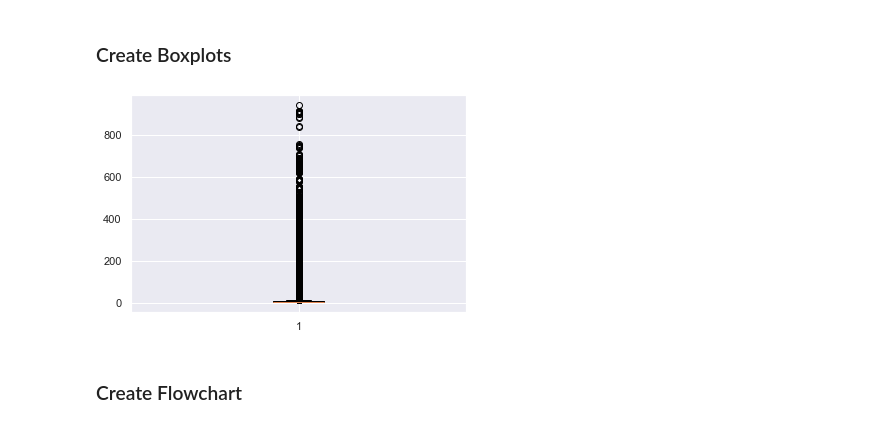
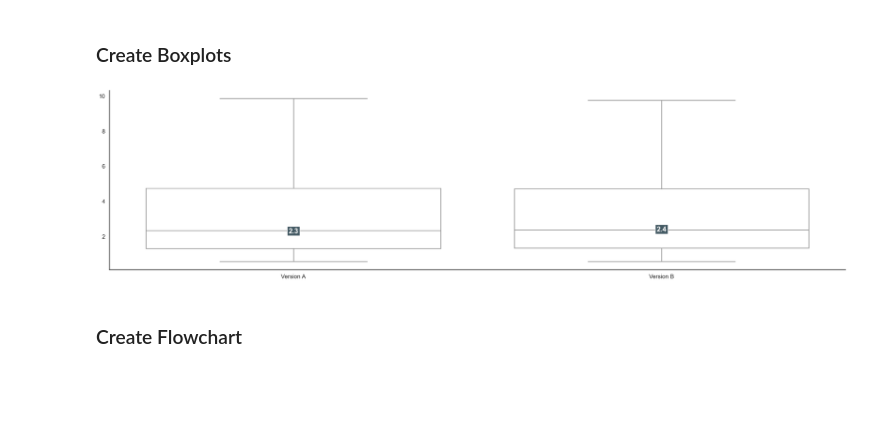
Before and after one commit to FelixMedicusf/DuetBenchmarking, a Jupyter notebook: Results/Result Evaluation.ipynb, the cells around one changed output. Saved outputs shown, nothing was run; the diff lists cells and outputs as text; code cells hidden in the pictures; blank space fills up the shorter version.

```diff
--- a/Results/Result Evaluation.ipynb
+++ b/Results/Result Evaluation.ipynb
@@ -13,7 +13,7 @@ from pathlib import Path
 ### Import Benchmarking Measurements as csv file and create Pandas Dataframe for further Analysis
 # %%
 cwd = Path.cwd()
-filepath = os.path.join(cwd, "Results", "1mCops_3t", "AA", "load_measurements1.csv")
+filepath = os.path.join(cwd, "Results", "1.25mCops_4t", "AA", "load_measurements1.csv")
 print(filepath)
 df = pd.read_csv(filepath)
 # %% [output]
@@ -47,5 +54,0 @@ df["sent_sec"] = (df["sent"] - firstSent)/1000000/1000
-# %%
-def pruneMeasurements(dataframe):
-    print("Hello from the other side")
-
-pruneMeasurements(df)
@@ -71,0 +64,2 @@ print(totalTime/1000000/1000/60, "minuten")
+# %%
+dfPruned = df.loc[(df["sent_sec"] > 100) & (df["sent_sec"] < (totalTime/1000000/1000) - 100)]
@@ -71,0 +74,11 @@ print(totalTime/1000000/1000/60, "minuten")
+# %%
+dfA1 = dfPruned.loc[(dfPruned["workerId"] == "w1-vA")]
+dfA2 = dfPruned.loc[(dfPruned["workerId"] == "w2-vA")]
+dfA3 = dfPruned.loc[(dfPruned["workerId"] == "w3-vA")]
+dfB1 = dfPruned.loc[(dfPruned["workerId"] == "w1-vB")]
+dfB2 = dfPruned.loc[(dfPruned["workerId"] == "w2-vB")]
+dfB3 = dfPruned.loc[(dfPruned["workerId"] == "w3-vB")]
+dfA = dfPruned.loc[(dfPruned["workerId"] == "w1-vA") | (dfPruned["workerId"] == "w2-vA") | (dfPruned["workerId"] == "w3-vA")]
+dfB = dfPruned.loc[(dfPruned["workerId"] == "w1-vB") | (dfPruned["workerId"] == "w2-vB") | (dfPruned["workerId"] == "w3-vB")]
+dfARaw = df.loc[(df["workerId"] == "w1-vA") | (df["workerId"] == "w2-vA") | (df["workerId"] == "w3-vA")]
+dfBRaw = df.loc[(df["workerId"] == "w1-vB") | (df["workerId"] == "w2-vB") | (df["workerId"] == "w3-vB")]
@@ -145,9 +182,43 @@ dfA1["sent"].max() - dfB1["sent"].max()
 # %%
 sns.set_theme(style="darkgrid")
 # %%
-ax = plt.boxplot(x=dfA["latency_ms"])
+
+combined_dfs = pd.DataFrame({'Version A': dfA['latency_ms'],
+                             'Version B': dfB['latency_ms']})
+
+sns.set_style('white')
+sns.set_context('talk')
+
+box_plot = sns.boxplot(data=combined_dfs, color='white', showfliers=False)
+
+
+
+
+ax = box_plot.axes
+lines = ax.get_lines()
+categories = ax.get_xticks()
+
+for cat in categories:
+    # every 4th line at the interval of 6 is median line
+    # 0 -> p25 1 -> p75 2 -> lower whisker 3 -> upper whisker 4 -> p50 5 -> upper extreme value
+    y = round(lines[(4+cat*5)].get_ydata()[0],1)
+
+    ax.text(
+        cat,
+        y,
+        f'{y}',
+        ha='center',
+        va='center',
+        fontweight='bold',
+        size=20,
+        color='white',
+        bbox=dict(facecolor='#445A64'))
+
+box_plot.figure.tight_layout()
+sns.despine()
+plt.show()
 # %% [output]
-[figure, old version]
+[figure, new version]
 # %% [markdown]
 ### Create Flowchart
 # %%
```
Also changed, not shown: parts of 27 cells of this notebook, 4 other files.
